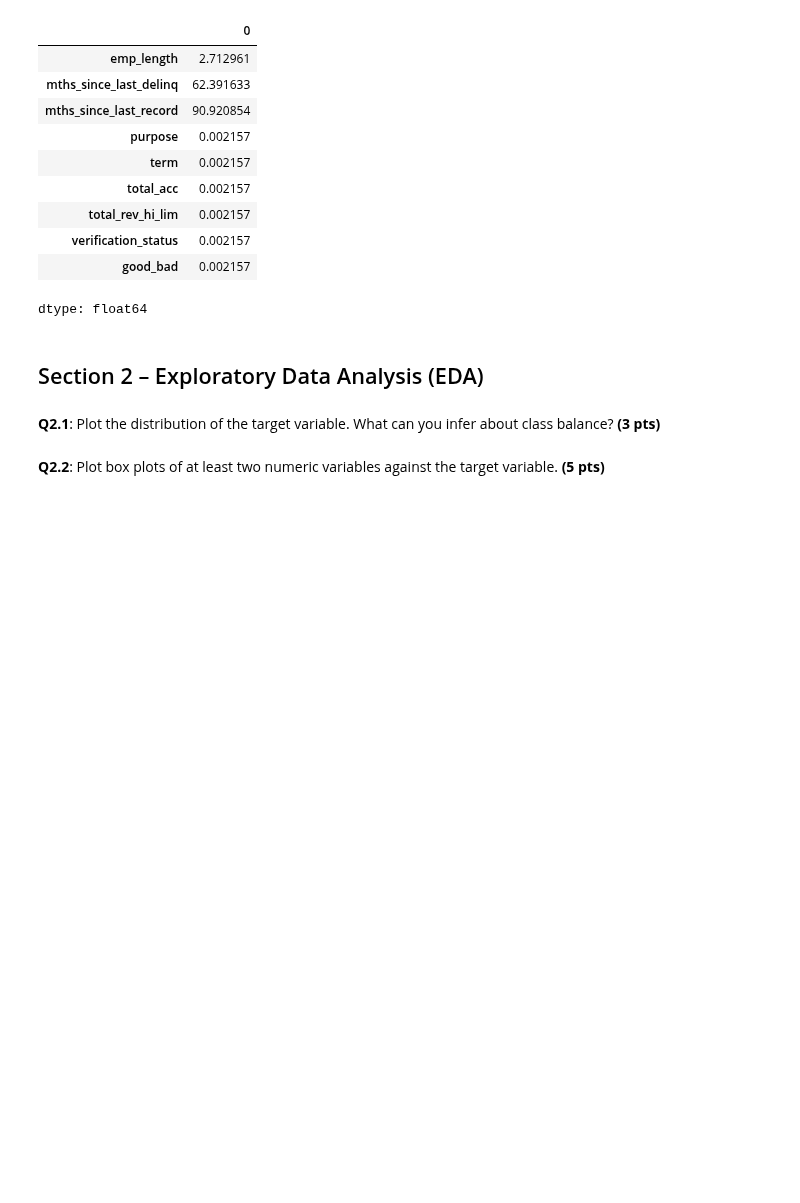
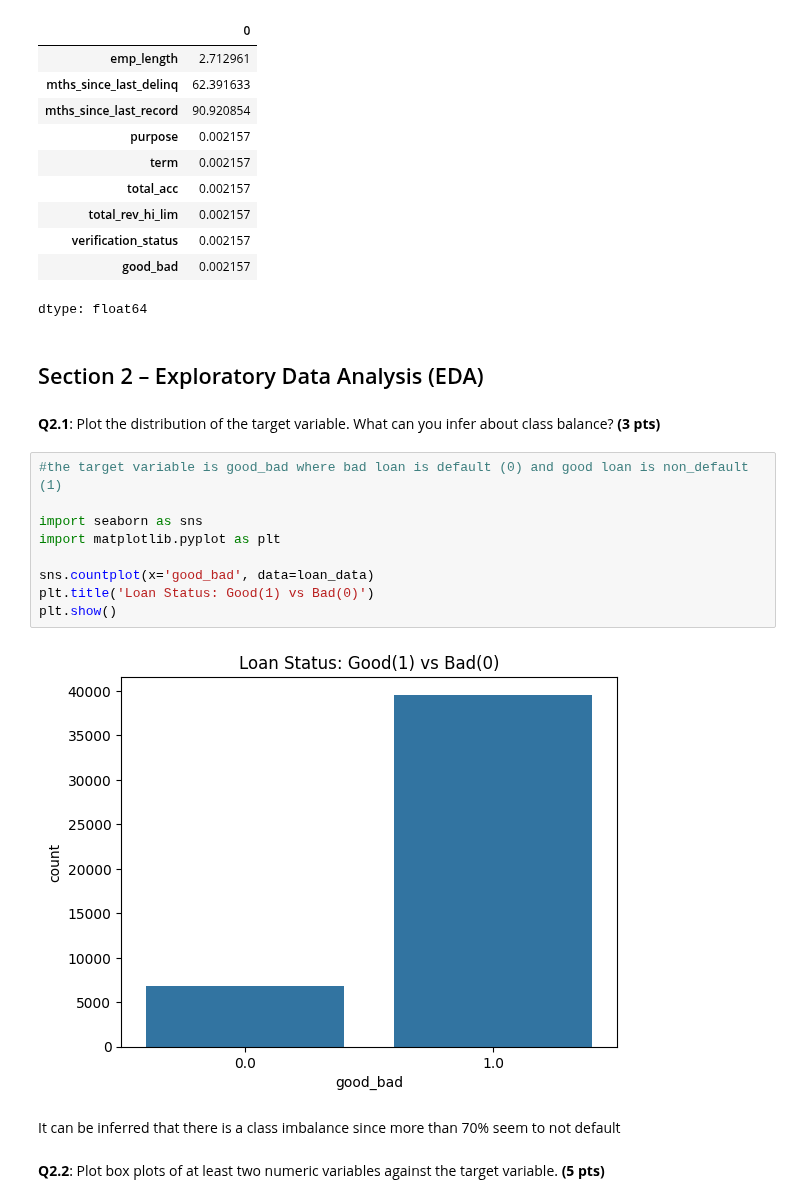
Before and after one commit to JanaAliCS/machine_leanring, a Jupyter notebook: assignment_3.ipynb, the cells around one changed output. Cells and saved outputs as stored; diff of their text form; blank space fills up the shorter version.

```diff
--- a/assignment_3.ipynb
+++ b/assignment_3.ipynb
@@ -95,5 +95,18 @@ dtype: float64
 ## Section 2 – Exploratory Data Analysis (EDA)
 # %% [markdown]
 **Q2.1**: Plot the distribution of the target variable. What can you infer about class balance? **(3 pts)**
+# %%
+#the target variable is good_bad where bad loan is default (0) and good loan is non_default (1)
+
+import seaborn as sns
+import matplotlib.pyplot as plt
+
+sns.countplot(x='good_bad', data=loan_data)
+plt.title('Loan Status: Good(1) vs Bad(0)')
+plt.show()
+# %% [output]
+[figure, added]
+# %% [markdown]
+It can be inferred that there is a class imbalance since more than 70% seem to not default
 # %% [markdown]
 **Q2.2**: Plot box plots of at least two numeric variables against the target variable. **(5 pts)**
```
Also changed, not shown: parts of 1 cell of this notebook.
